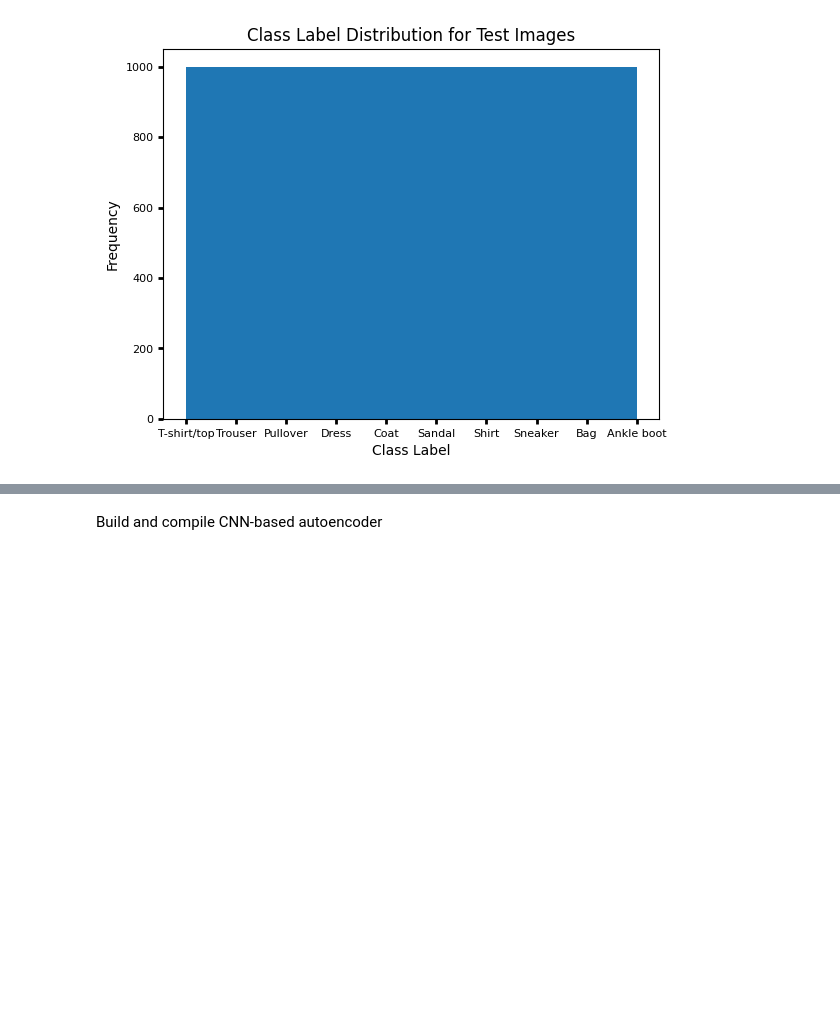
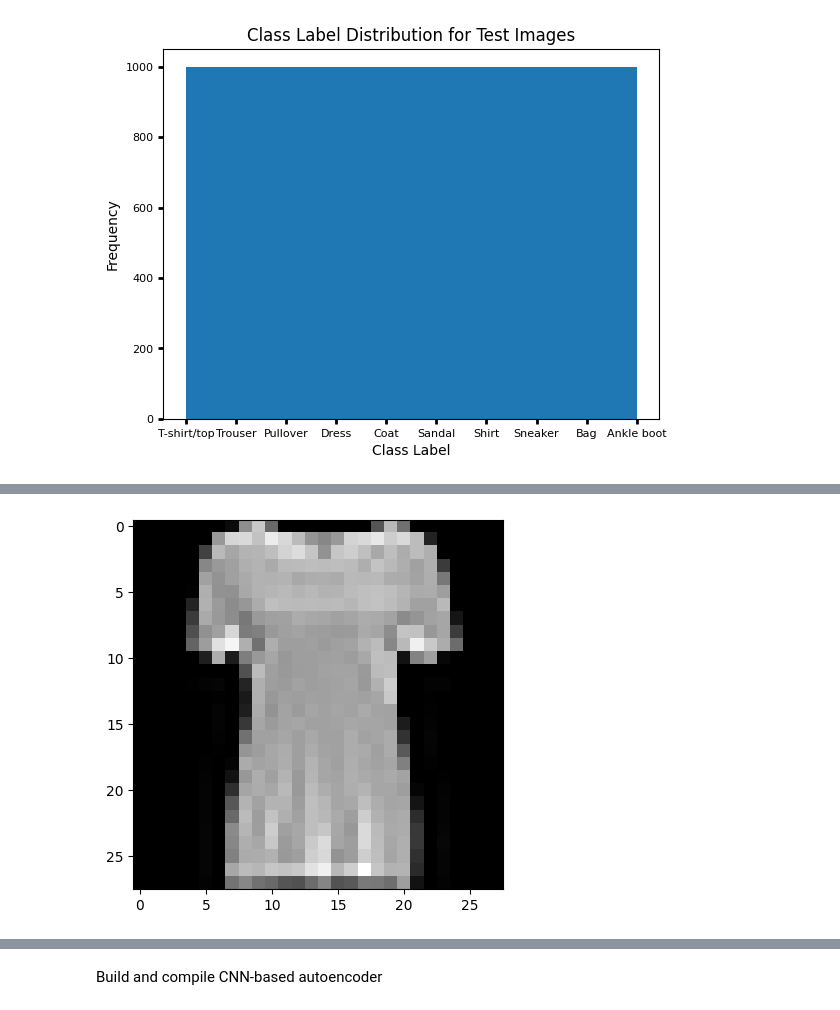
Before and after one commit to laurenwisniewski/DS4002-Project-3, a Jupyter notebook: DS_Project_3.ipynb, the cells around one changed output, grey strips where cells are left out. Drawn from its saved outputs; the diff is of its cells as text; code cells hidden in the pictures; blank space fills up the shorter version.

```diff
--- a/DS_Project_3.ipynb
+++ b/DS_Project_3.ipynb
@@ -49,0 +57,5 @@ plt.show()
+# %%
+plt.imshow(x_train[10].reshape(28, 28))
+plt.gray()
+# %% [output]
+[figure, added]
```
Also changed, not shown: parts of 13 cells of this notebook.
